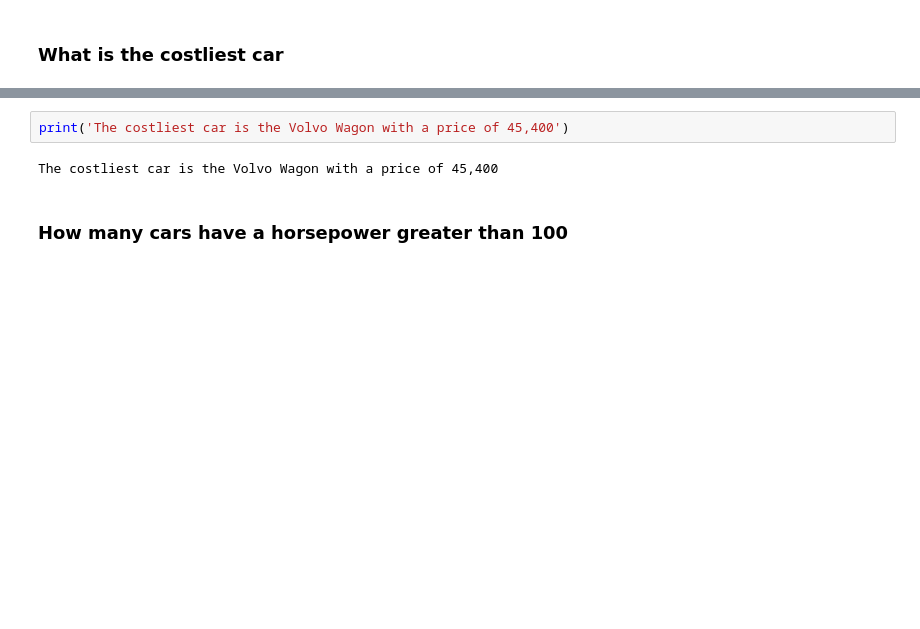
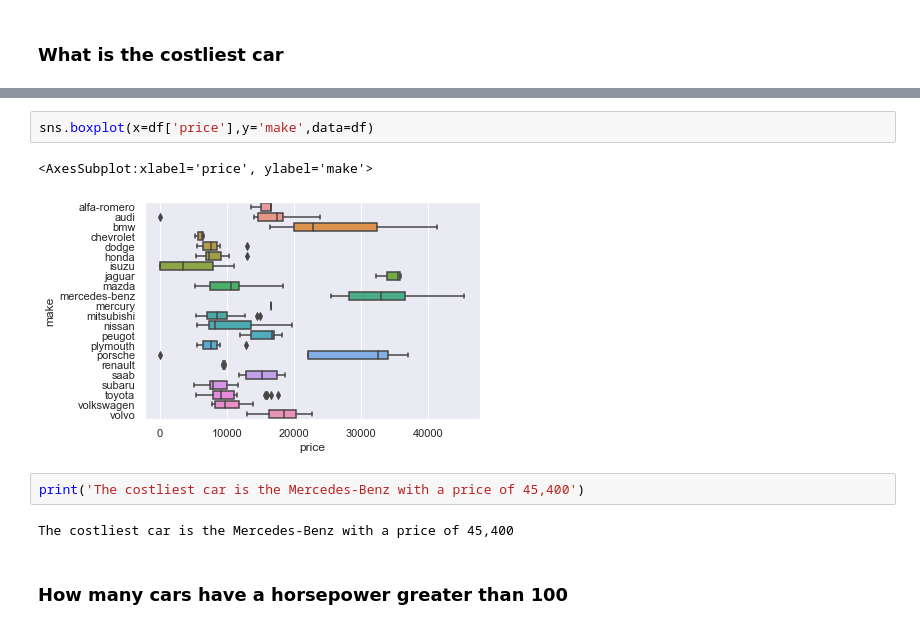
Before and after one commit to rufinsteve/Kaggle-Projects, a Jupyter notebook: Kaggle/Automobile-kaggle-dataset.ipynb, the cells around one changed output, grey strips where cells are left out. Saved outputs shown, nothing was run; the diff lists cells and outputs as text; blank space fills up the shorter version.

```diff
--- a/Kaggle/Automobile-kaggle-dataset.ipynb
+++ b/Kaggle/Automobile-kaggle-dataset.ipynb
@@ -93,7 +104,12 @@ dtype: object
+# %%
+sns.boxplot(x=df['price'],y='make',data=df)
+# %% [output]
+<AxesSubplot:xlabel='price', ylabel='make'>
+[figure, added]
 # %%
-print('The costliest car is the Volvo Wagon with a price of 45,400')
+print('The costliest car is the Mercedes-Benz with a price of 45,400')
 # %% [output]
-The costliest car is the Volvo Wagon with a price of 45,400
+The costliest car is the Mercedes-Benz with a price of 45,400
 # %% [markdown]
 <h3> How many cars have a horsepower greater than 100
 # %%
```
Also changed, not shown: parts of 10 cells of this notebook.
